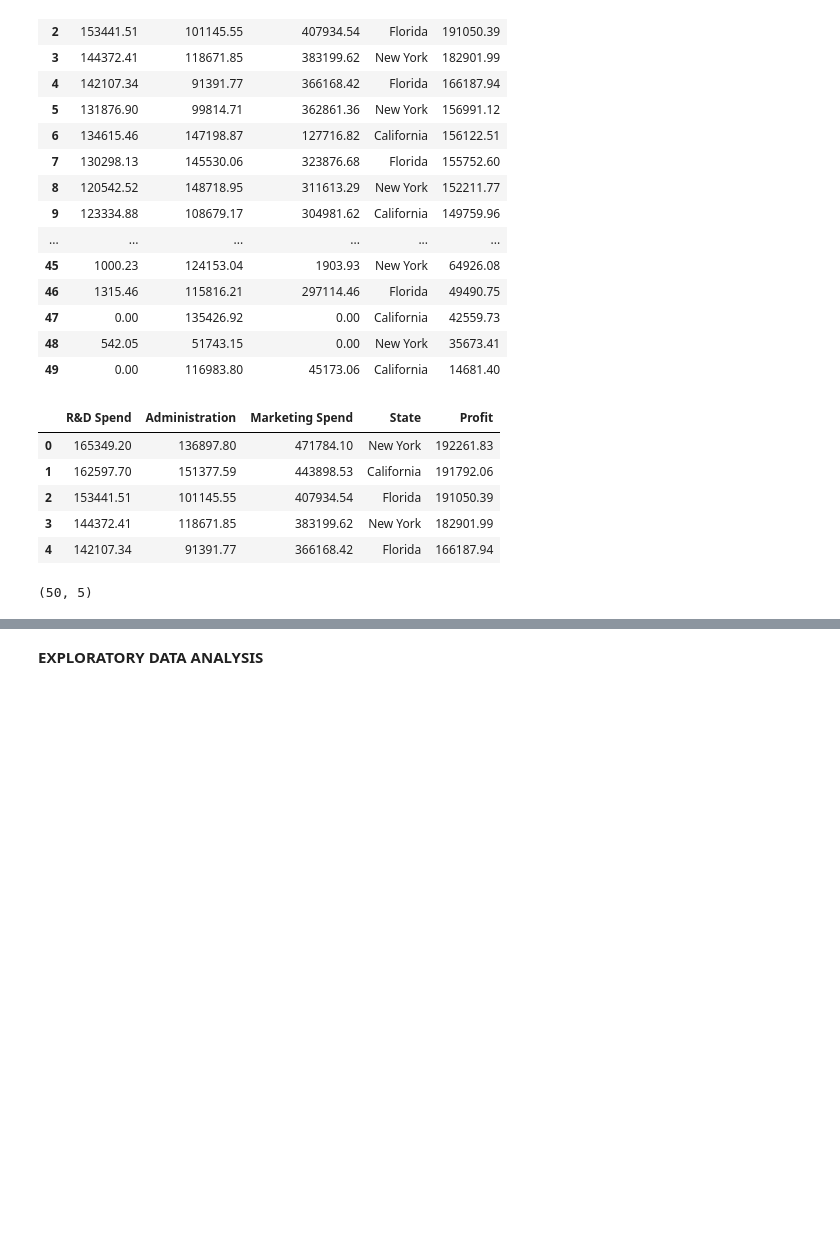
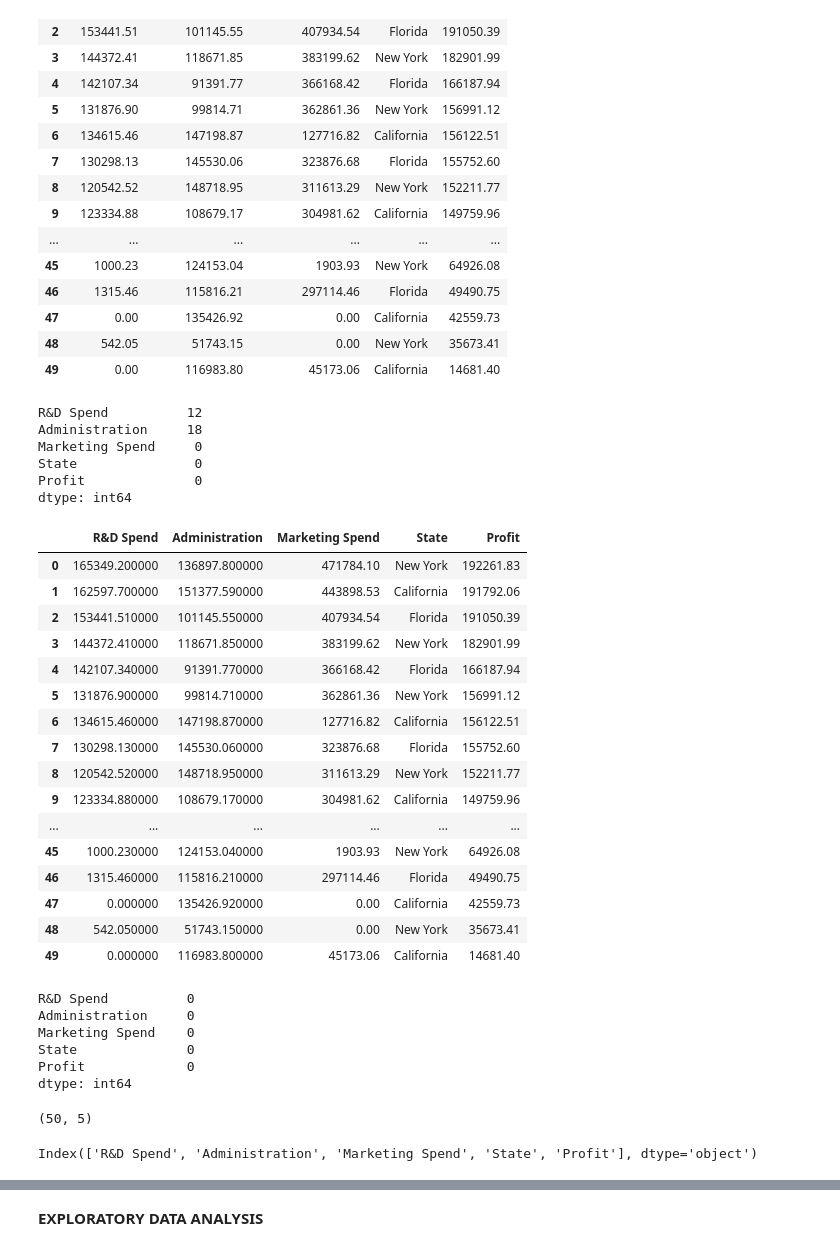
Before and after one commit to Prakharsingh-akgec/MLCOE-task2, a Jupyter notebook: Regression.ipynb, the cells around one changed output, grey strips where cells are left out. Drawn from its saved outputs; the diff is of its cells as text; code cells hidden in the pictures; blank space fills up the shorter version.

```diff
--- a/Regression.ipynb
+++ b/Regression.ipynb
@@ -33,19 +33,53 @@ df
 | 47 | 0.00 | 135426.92 | 0.00 | California | 42559.73 |
 | 48 | 542.05 | 51743.15 | 0.00 | New York | 35673.41 |
 | 49 | 0.00 | 116983.80 | 45173.06 | California | 14681.40 |
-# %%
-df.head()
-# %% [output]
-|  | R&D Spend | Administration | Marketing Spend | State | Profit |
-| 0 | 165349.20 | 136897.80 | 471784.10 | New York | 192261.83 |
-| 1 | 162597.70 | 151377.59 | 443898.53 | California | 191792.06 |
-| 2 | 153441.51 | 101145.55 | 407934.54 | Florida | 191050.39 |
-| 3 | 144372.41 | 118671.85 | 383199.62 | New York | 182901.99 |
-| 4 | 142107.34 | 91391.77 | 366168.42 | Florida | 166187.94 |
+# %%
+df.isnull().sum()
+# %% [output]
+R&D Spend          12
+Administration     18
+Marketing Spend     0
+State               0
+Profit              0
+dtype: int64
+# %%
+df=df.interpolate()
+df
+# %% [output]
+|  | R&D Spend | Administration | Marketing Spend | State | Profit |
+| 0 | 165349.200000 | 136897.800000 | 471784.10 | New York | 192261.83 |
+| 1 | 162597.700000 | 151377.590000 | 443898.53 | California | 191792.06 |
+| 2 | 153441.510000 | 101145.550000 | 407934.54 | Florida | 191050.39 |
+| 3 | 144372.410000 | 118671.850000 | 383199.62 | New York | 182901.99 |
+| 4 | 142107.340000 | 91391.770000 | 366168.42 | Florida | 166187.94 |
+| 5 | 131876.900000 | 99814.710000 | 362861.36 | New York | 156991.12 |
+| 6 | 134615.460000 | 147198.870000 | 127716.82 | California | 156122.51 |
+| 7 | 130298.130000 | 145530.060000 | 323876.68 | Florida | 155752.60 |
+| 8 | 120542.520000 | 148718.950000 | 311613.29 | New York | 152211.77 |
+| 9 | 123334.880000 | 108679.170000 | 304981.62 | California | 149759.96 |
+| ... | ... | ... | ... | ... | ... |
+| 45 | 1000.230000 | 124153.040000 | 1903.93 | New York | 64926.08 |
+| 46 | 1315.460000 | 115816.210000 | 297114.46 | Florida | 49490.75 |
+| 47 | 0.000000 | 135426.920000 | 0.00 | California | 42559.73 |
+| 48 | 542.050000 | 51743.150000 | 0.00 | New York | 35673.41 |
+| 49 | 0.000000 | 116983.800000 | 45173.06 | California | 14681.40 |
+# %%
+df.isnull().sum()
+# %% [output]
+R&D Spend          0
+Administration     0
+Marketing Spend    0
+State              0
+Profit             0
+dtype: int64
 # %%
 df.shape
 # %% [output]
 (50, 5)
+# %%
+df.columns
+# %% [output]
+Index(['R&D Spend', 'Administration', 'Marketing Spend', 'State', 'Profit'], dtype='object')
 # %%
 df.info
 # %% [output]
```
Also changed, not shown: parts of 34 cells of this notebook.
